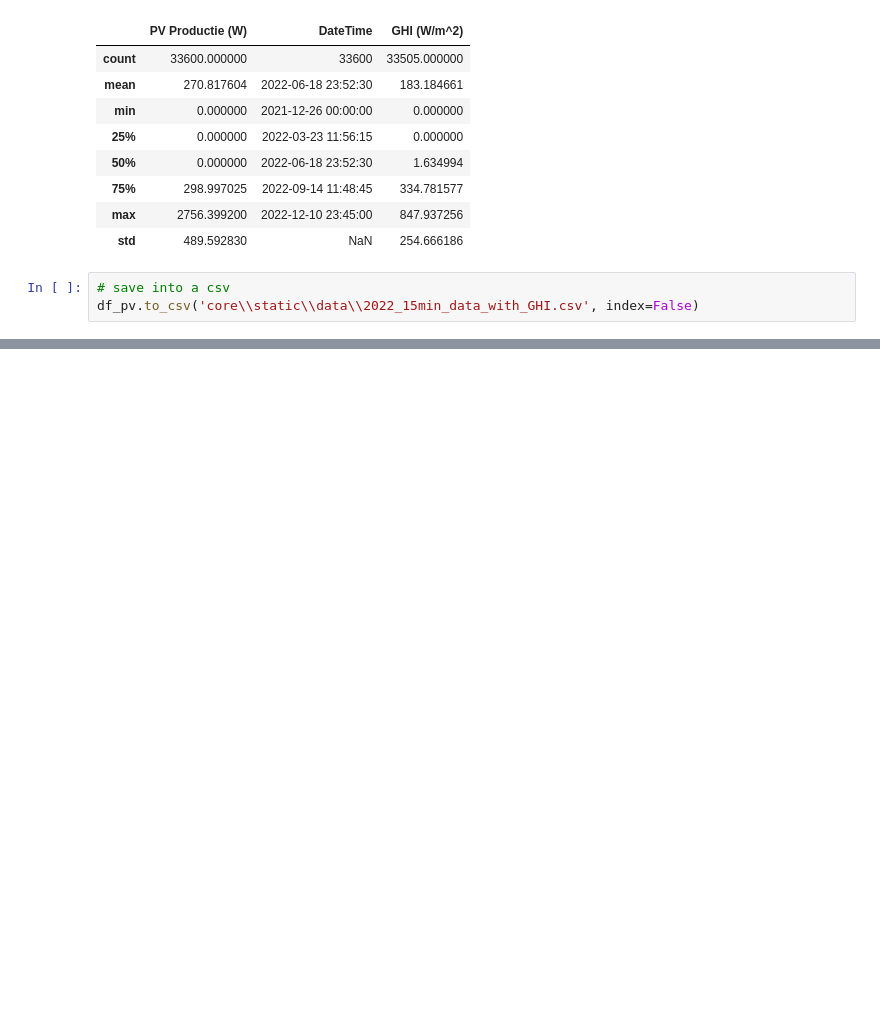
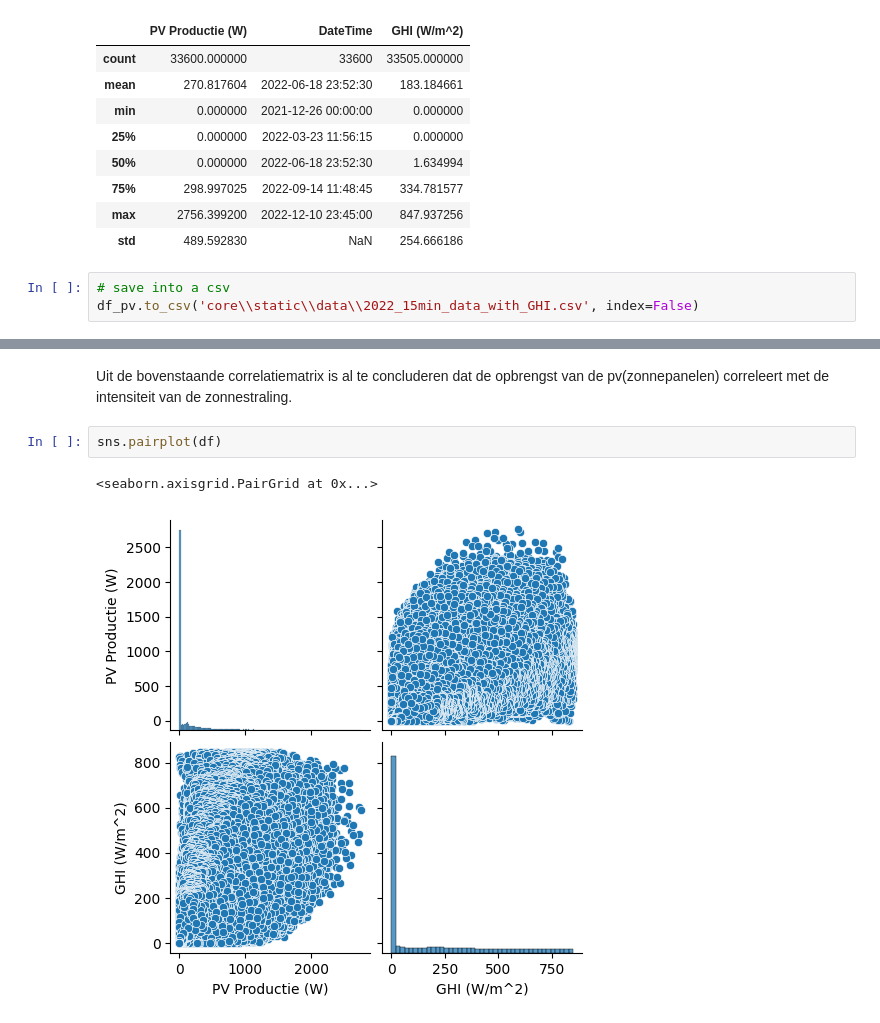
Before and after one commit to Ozziehman/Energiescan, a Jupyter notebook: 2022_15min_data_EDA_preprocessing.ipynb, the cells around one changed output, grey strips where cells are left out. Drawn from its saved outputs; the diff is of its cells as text; blank space fills up the shorter version.

```diff
--- a/2022_15min_data_EDA_preprocessing.ipynb
+++ b/2022_15min_data_EDA_preprocessing.ipynb
@@ -126,0 +147,7 @@ df_pv.to_csv('core\\static\\data\\2022_15min_data_with_GHI.csv', index=False)
+# %% [markdown]
+Uit de bovenstaande correlatiematrix is al te concluderen dat de opbrengst van de pv(zonnepanelen) correleert met de intensiteit van de zonnestraling.
+# %%
+sns.pairplot(df)
+# %% [output]
+<seaborn.axisgrid.PairGrid at 0x...>
+[figure, added]
```
Also changed, not shown: parts of 2 cells of this notebook.
